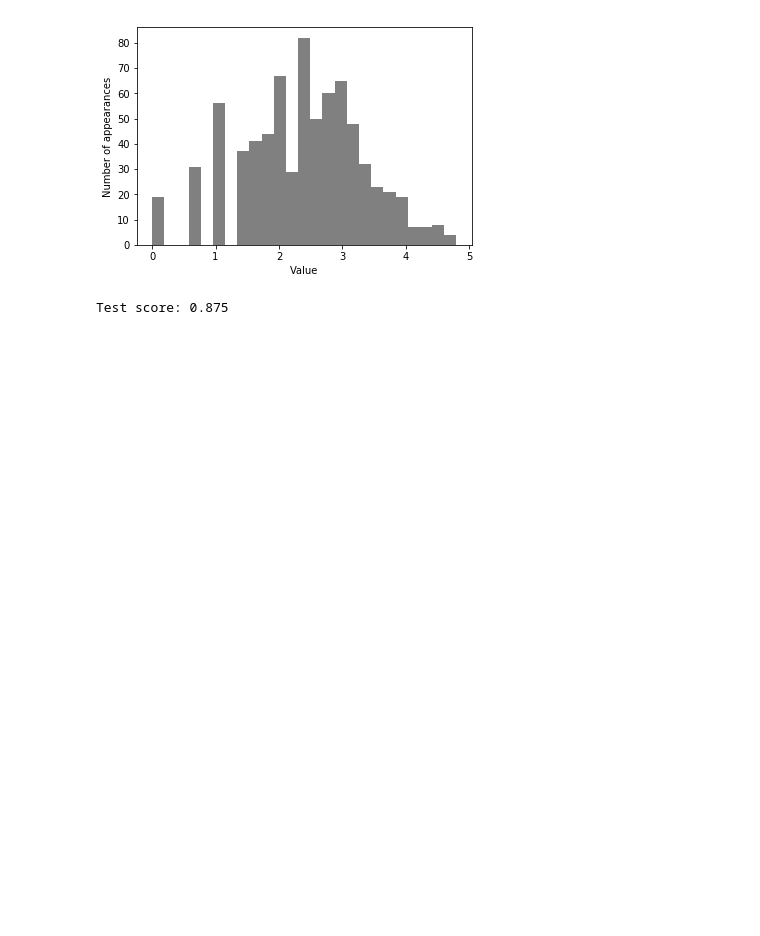
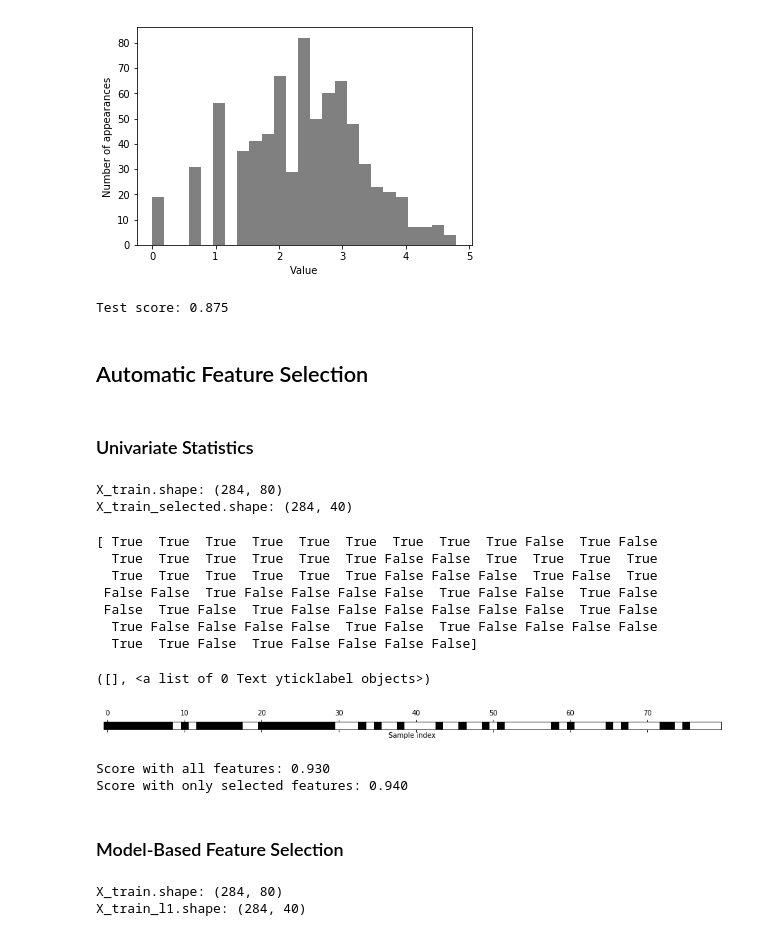
Before and after one commit to rodferro/introduction-to-ml, a Jupyter notebook: 04-representing-data-feature-engineering.ipynb, the cells around one changed output. Cells and saved outputs as stored; diff of their text form; code cells hidden in the pictures; blank space fills up the shorter version.

Commit message:
Add Automatic Feature Selection

```diff
--- a/04-representing-data-feature-engineering.ipynb
+++ b/04-representing-data-feature-engineering.ipynb
@@ -383,3 +383,68 @@ score = Ridge().fit(X_train_log, y_train).score(X_test_log, y_test)
 print("Test score: {:.3f}".format(score))
 # %% [output]
 Test score: 0.875
+# %% [markdown]
+## Automatic Feature Selection
+# %% [markdown]
+### Univariate Statistics
+# %%
+from sklearn.datasets import load_breast_cancer
+from sklearn.feature_selection import SelectPercentile
+from sklearn.model_selection import train_test_split
+
+cancer = load_breast_cancer()
+
+# get deterministic random numbers
+rng = np.random.RandomState(42)
+noise = rng.normal(size=(len(cancer.data), 50))
+# add noise features to the data
+# the first 30 features are from the dataset, the next 50 are noise
+X_w_noise = np.hstack([cancer.data, noise])
+
+X_train, X_test, y_train, y_test = train_test_split(
+    X_w_noise, cancer.target, random_state=0, test_size=.5)
+# use f_classif (the default) and SelectPercentile to select 50% of features
+select = SelectPercentile(percentile=50)
+select.fit(X_train, y_train)
+# transform training set
+X_train_selected = select.transform(X_train)
+
+print("X_train.shape: {}".format(X_train.shape))
+print("X_train_selected.shape: {}".format(X_train_selected.shape))
+# %% [output]
+X_train.shape: (284, 80)
+X_train_selected.shape: (284, 40)
+# %%
+mask = select.get_support()
+print(mask)
+# visualize the mask -- black is True, white is False
+plt.matshow(mask.reshape(1, -1), cmap='gray_r')
+plt.xlabel("Sample index")
+plt.yticks(())
+# %% [output]
+[ True  True  True  True  True  True  True  True  True False  True False
+  True  True  True  True  True  True False False  True  True  True  True
+  True  True  True  True  True  True False False False  True False  True
+ False False  True False False False False  True False False  True False
+ False  True False  True False False False False False False  True False
+  True False False False False  True False  True False False False False
+  True  True False  True False False False False]
+([], <a list of 0 Text yticklabel objects>)
+[figure, added]
+# %%
+from sklearn.linear_model import LogisticRegression
+
+# transform test data
+X_test_selected = select.transform(X_test)
+
+lr = LogisticRegression()
+lr.fit(X_train, y_train)
+print("Score with all features: {:.3f}".format(lr.score(X_test, y_test)))
+lr.fit(X_train_selected, y_train)
+print("Score with only selected features: {:.3f}".format(
+    lr.score(X_test_selected, y_test)))
+# %% [output]
+Score with all features: 0.930
+Score with only selected features: 0.940
+# %% [markdown]
+### Model-Based Feature Selection
@@ -385,0 +457,8 @@ Test score: 0.875
+# %%
+select.fit(X_train, y_train)
+X_train_l1 = select.transform(X_train)
+print("X_train.shape: {}".format(X_train.shape))
+print("X_train_l1.shape: {}".format(X_train_l1.shape))
+# %% [output]
+X_train.shape: (284, 80)
+X_train_l1.shape: (284, 40)
```
Also changed, not shown: parts of 7 cells of this notebook.
